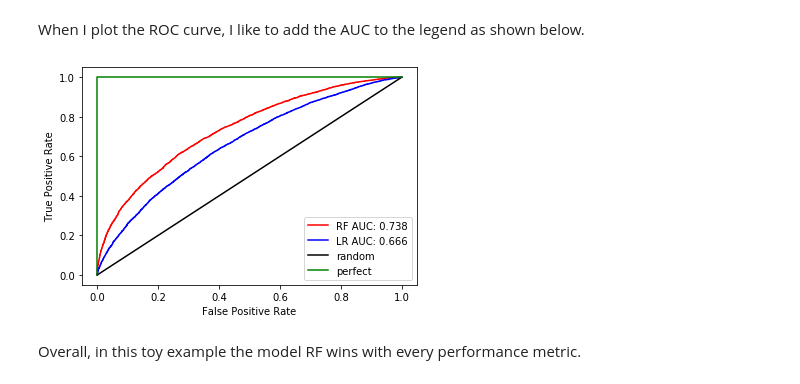
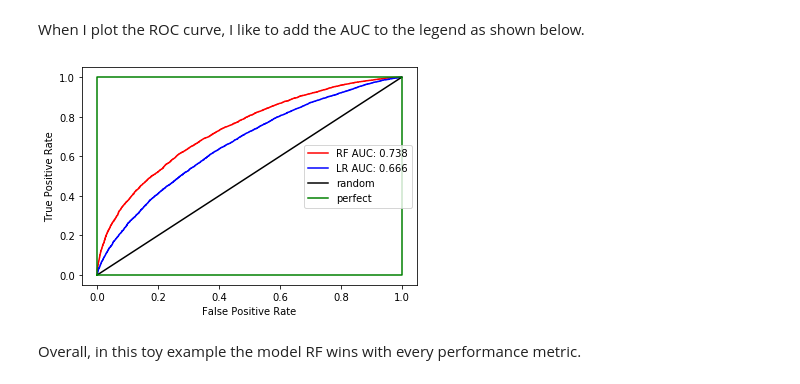
Before and after one commit to Karsten-Yan/nf_ds_aufgaben, a Jupyter notebook: hh-2020-ds1-Evaluation-Metrics/2-Classification_metrics_sklearn_Codealong.ipynb, the cells around one changed output. Drawn from its saved outputs; the diff is of its cells as text; code cells hidden in the pictures.

```diff
--- a/hh-2020-ds1-Evaluation-Metrics/2-Classification_metrics_sklearn_Codealong.ipynb
+++ b/hh-2020-ds1-Evaluation-Metrics/2-Classification_metrics_sklearn_Codealong.ipynb
@@ -349,15 +360,15 @@ When I plot the ROC curve, I like to add the AUC to the legend as shown below.
 # %%
 import matplotlib.pyplot as plt
 plt.plot(fpr_RF, tpr_RF,'r-',label = 'RF AUC: %.3f'%auc_RF)
 plt.plot(fpr_LR,tpr_LR,'b-', label= 'LR AUC: %.3f'%auc_LR)
 plt.plot([0,1],[0,1],'k-',label='random')
-plt.plot([0,0,1,1],[0,1,1,1],'g-',label='perfect')
+plt.plot([0,0,1,1,0],[0,1,1,0,0],'g-',label='perfect')
 plt.legend()
 plt.xlabel('False Positive Rate')
 plt.ylabel('True Positive Rate')
 plt.show()
 # %% [output]
-[figure, old version]
+[figure, new version]
 # %% [markdown]
 Overall, in this toy example the model RF wins with every performance metric.
 # %% [markdown]
```
Also changed, not shown: parts of 3 cells of this notebook, 13 other files.
